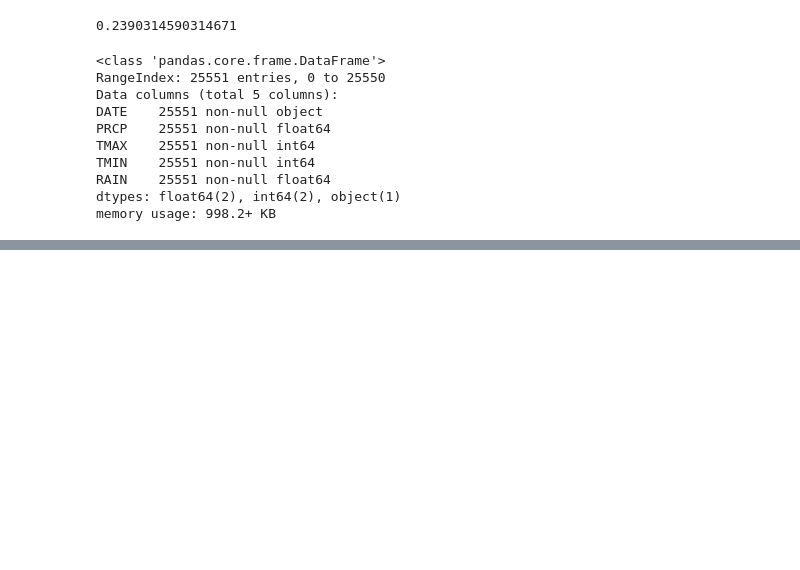
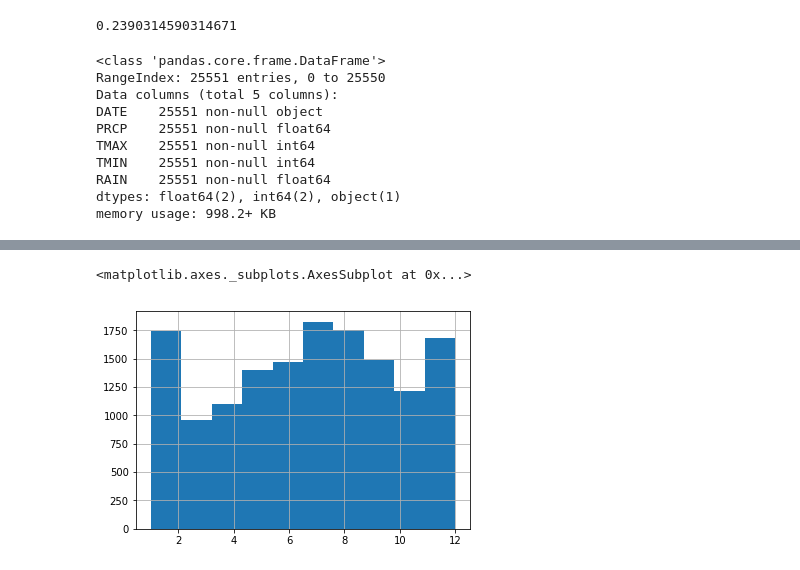
Before and after one commit to innovator-arjun/DataScience-Learning, a Jupyter notebook: Did it rain in Seattle/Rain Prediction in Seatle.ipynb, the cells around one changed output, grey strips where cells are left out. Cells and saved outputs as stored; diff of their text form; code cells hidden in the pictures; blank space fills up the shorter version.

```diff
--- a/Did it rain in Seattle/Rain Prediction in Seatle.ipynb
+++ b/Did it rain in Seattle/Rain Prediction in Seatle.ipynb
@@ -94,0 +142,5 @@ memory usage: 998.2+ KB
+# %%
+norain['month'].hist()
+# %% [output]
+<matplotlib.axes._subplots.AxesSubplot at 0x...>
+[figure, added]
```
Also changed, not shown: parts of 13 cells of this notebook.
